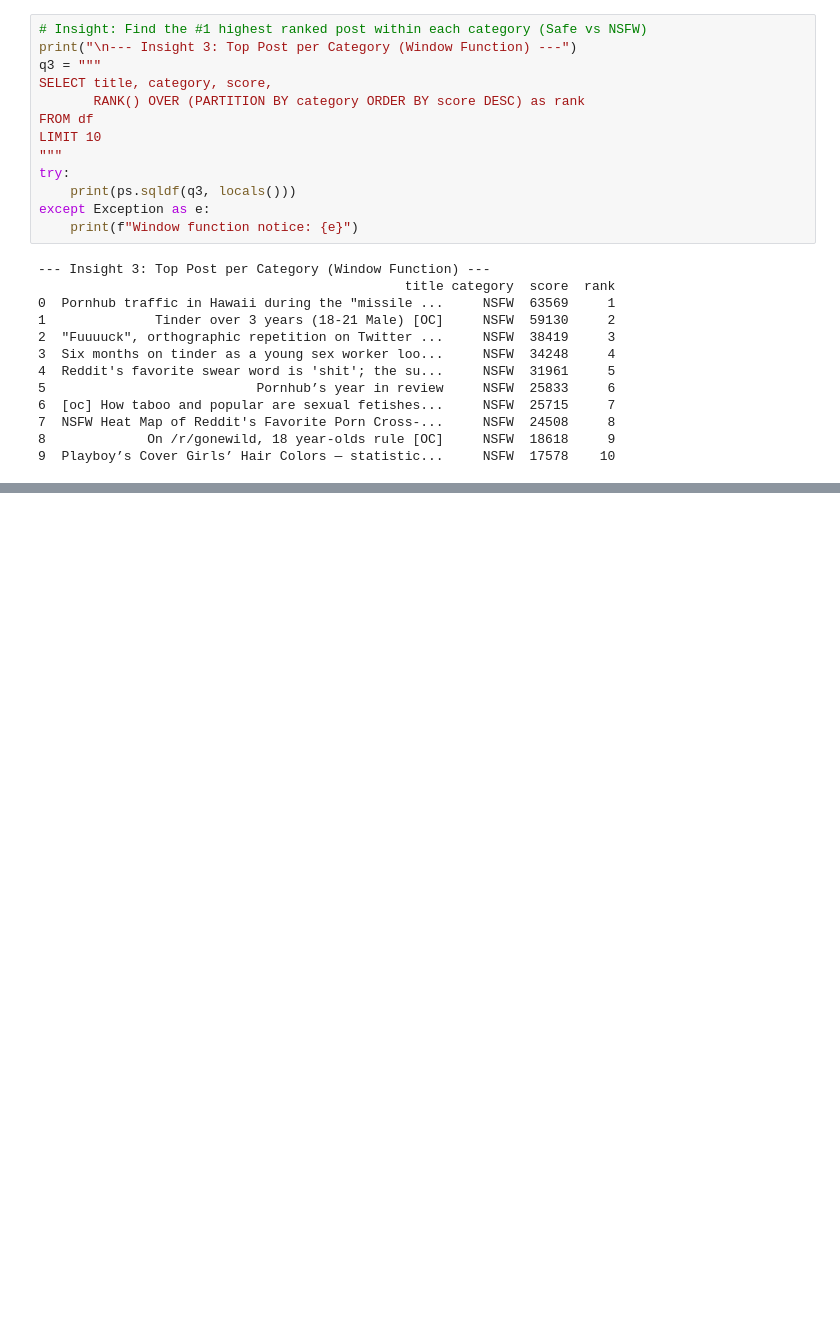
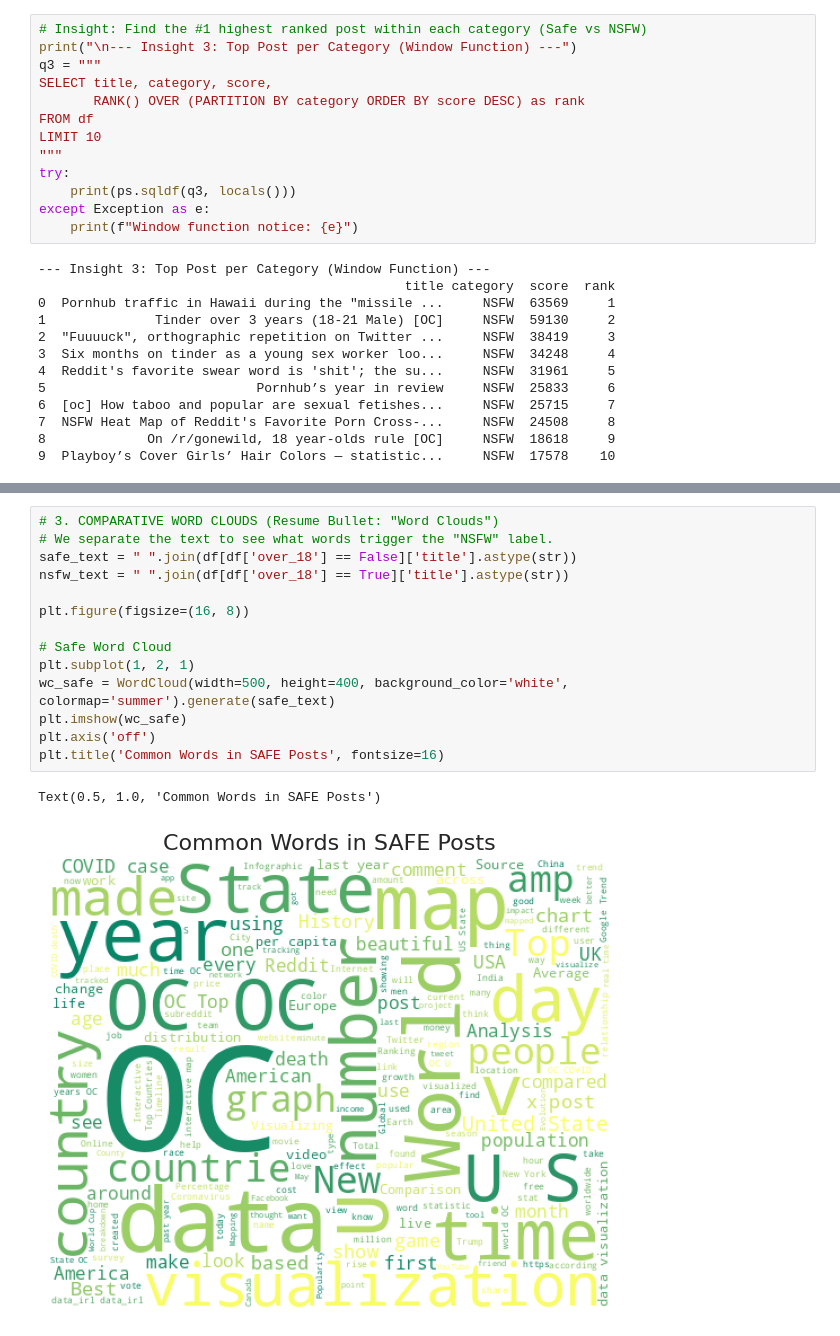
Before and after one commit to hardiksharma2005/Reddit-Post-Classifier, a Jupyter notebook: Reddit_Post_Analysis.ipynb, the cells around one changed output, grey strips where cells are left out. Cells and saved outputs as stored; diff of their text form; blank space fills up the shorter version.

```diff
--- a/Reddit_Post_Analysis.ipynb
+++ b/Reddit_Post_Analysis.ipynb
@@ -128,0 +171,17 @@ except Exception as e:
+# %%
+# 3. COMPARATIVE WORD CLOUDS (Resume Bullet: "Word Clouds")
+# We separate the text to see what words trigger the "NSFW" label.
+safe_text = " ".join(df[df['over_18'] == False]['title'].astype(str))
+nsfw_text = " ".join(df[df['over_18'] == True]['title'].astype(str))
+
+plt.figure(figsize=(16, 8))
+
+# Safe Word Cloud
+plt.subplot(1, 2, 1)
+wc_safe = WordCloud(width=500, height=400, background_color='white', colormap='summer').generate(safe_text)
+plt.imshow(wc_safe)
+plt.axis('off')
+plt.title('Common Words in SAFE Posts', fontsize=16)
+# %% [output]
+Text(0.5, 1.0, 'Common Words in SAFE Posts')
+[figure, added]
```
Also changed, not shown: parts of 6 cells of this notebook.
